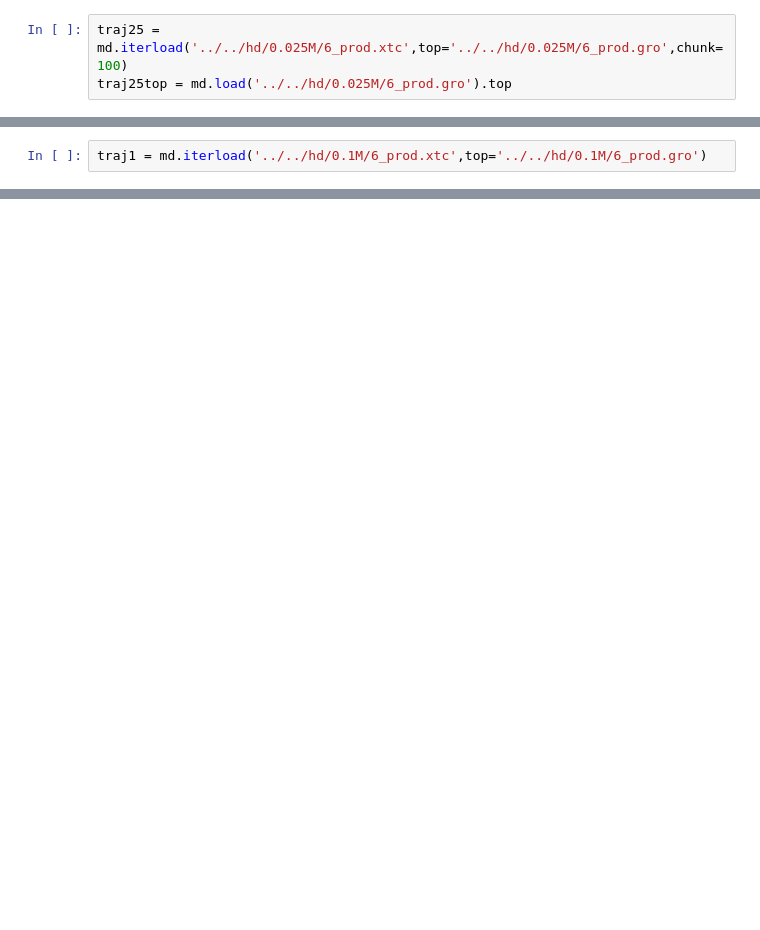
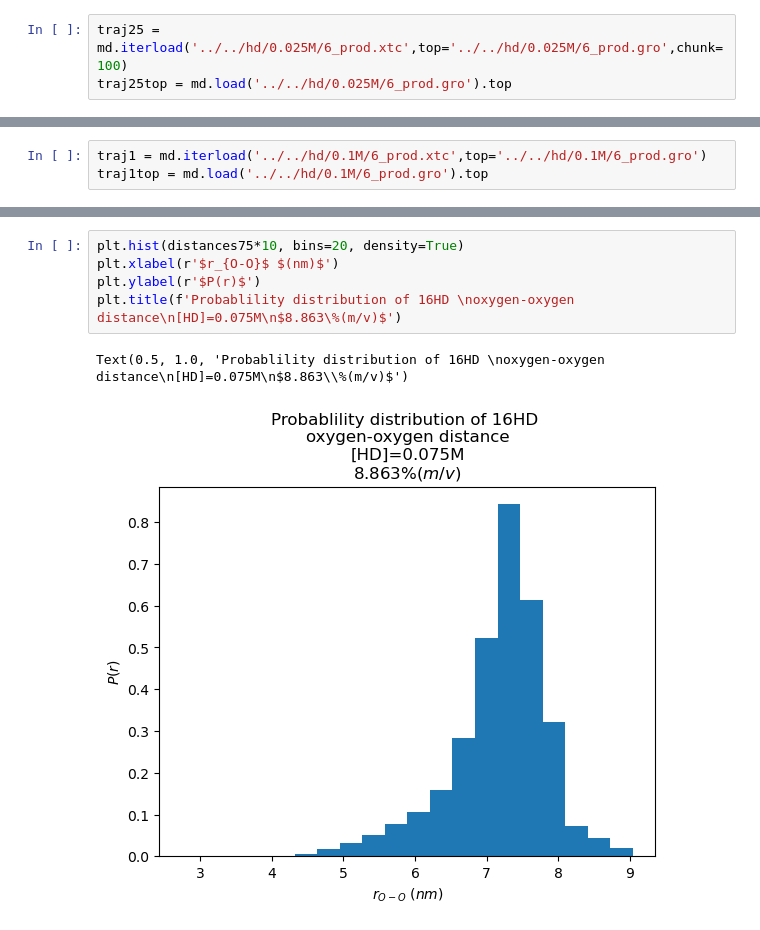
Before and after one commit to koreyr/16HD_FUS, a Jupyter notebook: hd/rg_gr.ipynb, the cells around one changed output, grey strips where cells are left out. Cells and saved outputs as stored; diff of their text form; blank space fills up the shorter version.

```diff
--- a/hd/rg_gr.ipynb
+++ b/hd/rg_gr.ipynb
@@ -13,2 +17,3 @@ traj75 = md.iterload('../../hd/0.075M/6_prod.cat.xtc',top='../../hd/0.075M/6_pro
 # %%
 traj1 = md.iterload('../../hd/0.1M/6_prod.xtc',top='../../hd/0.1M/6_prod.gro')
+traj1top = md.load('../../hd/0.1M/6_prod.gro').top
@@ -34,0 +71,8 @@ for chunk in traj25:
+# %%
+plt.hist(distances75*10, bins=20, density=True)
+plt.xlabel(r'$r_{O-O}$ $(nm)$')
+plt.ylabel(r'$P(r)$')
+plt.title(f'Probablility distribution of 16HD \noxygen-oxygen distance\n[HD]=0.075M\n$8.863\%(m/v)$')
+# %% [output]
+Text(0.5, 1.0, 'Probablility distribution of 16HD \noxygen-oxygen distance\n[HD]=0.075M\n$8.863\\%(m/v)$')
+[figure, added]
```
Also changed, not shown: parts of 14 cells of this notebook, 27 other files.
